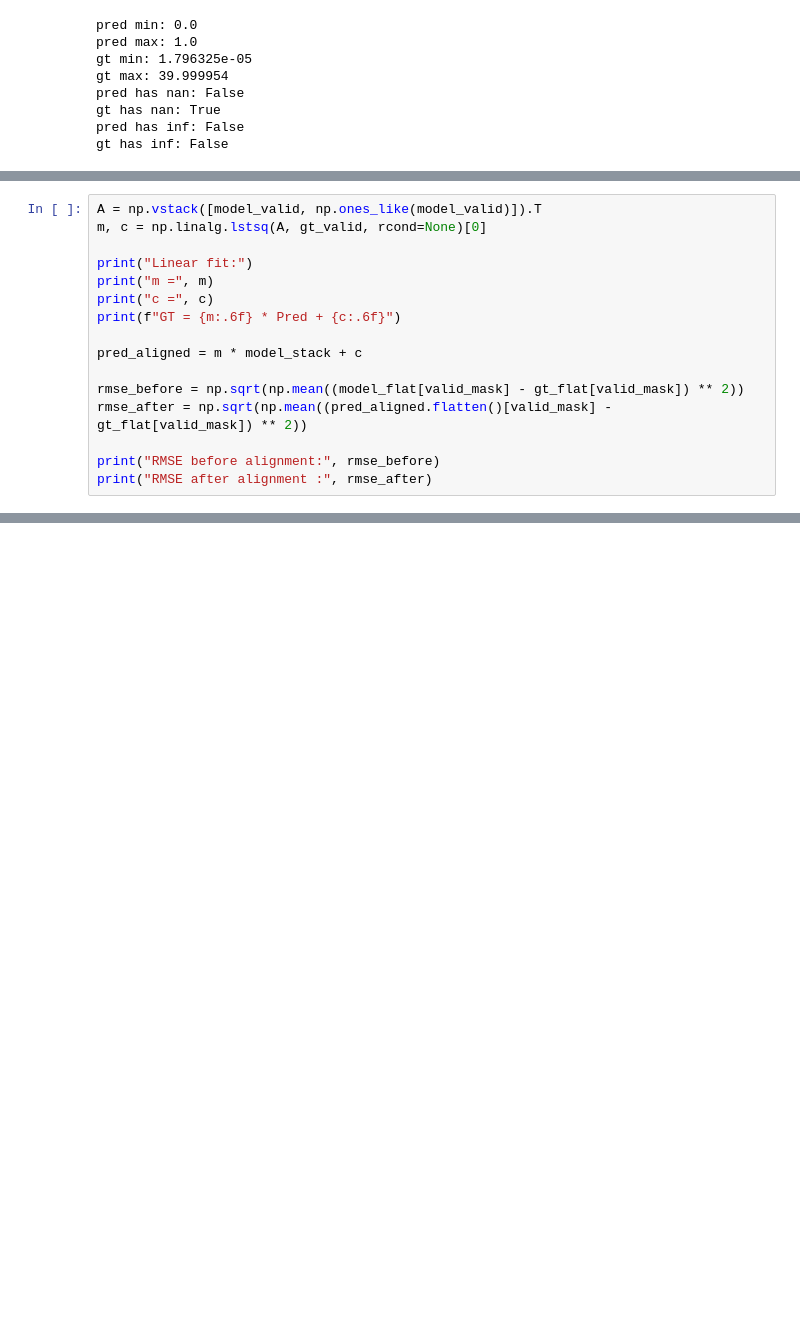
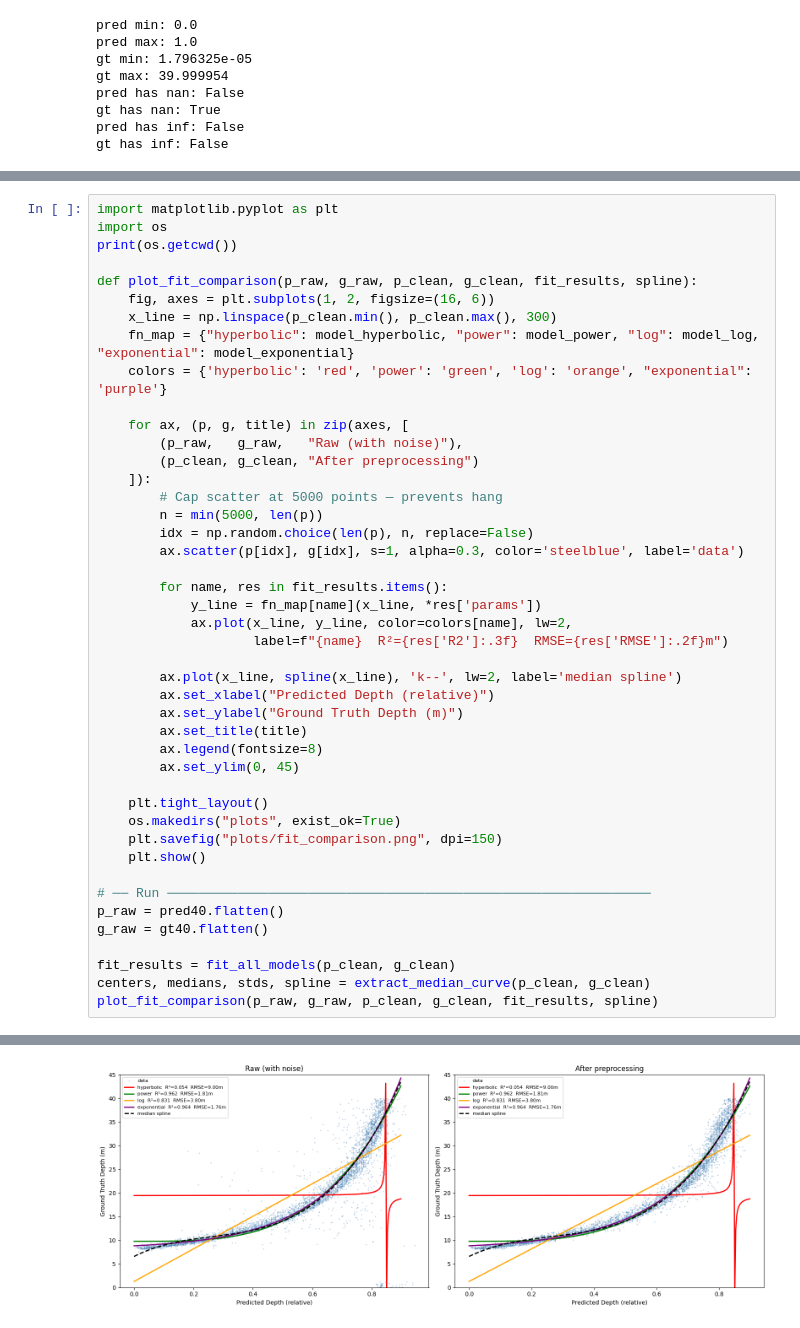
Before and after one commit to dev-rathod/Eco-Cars-Depth-Estimation-2026, a Jupyter notebook: depth_scale_alignment_depth_anything.ipynb, the cells around one changed output, grey strips where cells are left out. Saved outputs shown, nothing was run; the diff lists cells and outputs as text; blank space fills up the shorter version.

```diff
--- a/depth_scale_alignment_depth_anything.ipynb
+++ b/depth_scale_alignment_depth_anything.ipynb
@@ -189,16 +86,0 @@ FileNotFoundError: [Errno 2] No such file or directory: 'data/groundtruth.npy'
-# %%
-A = np.vstack([model_valid, np.ones_like(model_valid)]).T
-m, c = np.linalg.lstsq(A, gt_valid, rcond=None)[0]
-
-print("Linear fit:")
-print("m =", m)
-print("c =", c)
-print(f"GT = {m:.6f} * Pred + {c:.6f}")
-
-pred_aligned = m * model_stack + c
-
-rmse_before = np.sqrt(np.mean((model_flat[valid_mask] - gt_flat[valid_mask]) ** 2))
-rmse_after = np.sqrt(np.mean((pred_aligned.flatten()[valid_mask] - gt_flat[valid_mask]) ** 2))
-
-print("RMSE before alignment:", rmse_before)
-print("RMSE after alignment :", rmse_after)
@@ -211,0 +220,45 @@ RMSE after alignment : 9.646943
+# %%
+import matplotlib.pyplot as plt
+import os
+print(os.getcwd())
+
+def plot_fit_comparison(p_raw, g_raw, p_clean, g_clean, fit_results, spline):
+    fig, axes = plt.subplots(1, 2, figsize=(16, 6))
+    x_line = np.linspace(p_clean.min(), p_clean.max(), 300)
+    fn_map = {"hyperbolic": model_hyperbolic, "power": model_power, "log": model_log, "exponential": model_exponential}
+    colors = {'hyperbolic': 'red', 'power': 'green', 'log': 'orange', "exponential": 'purple'}
+
+    for ax, (p, g, title) in zip(axes, [
+        (p_raw,   g_raw,   "Raw (with noise)"),
+        (p_clean, g_clean, "After preprocessing")
+    ]):
+        # Cap scatter at 5000 points — prevents hang
+        n = min(5000, len(p))
+        idx = np.random.choice(len(p), n, replace=False)
+        ax.scatter(p[idx], g[idx], s=1, alpha=0.3, color='steelblue', label='data')
+
+        for name, res in fit_results.items():
+            y_line = fn_map[name](x_line, *res['params'])
+            ax.plot(x_line, y_line, color=colors[name], lw=2,
+                    label=f"{name}  R²={res['R2']:.3f}  RMSE={res['RMSE']:.2f}m")
+
+        ax.plot(x_line, spline(x_line), 'k--', lw=2, label='median spline')
+        ax.set_xlabel("Predicted Depth (relative)")
+        ax.set_ylabel("Ground Truth Depth (m)")
+        ax.set_title(title)
+        ax.legend(fontsize=8)
+        ax.set_ylim(0, 45)
+
+    plt.tight_layout()
+    os.makedirs("plots", exist_ok=True)
+    plt.savefig("plots/fit_comparison.png", dpi=150)
+    plt.show()
+
+# ── Run ──────────────────────────────────────────────────────────────
+p_raw = pred40.flatten()
+g_raw = gt40.flatten()
+
+fit_results = fit_all_models(p_clean, g_clean)
+centers, medians, stds, spline = extract_median_curve(p_clean, g_clean)
+plot_fit_comparison(p_raw, g_raw, p_clean, g_clean, fit_results, spline)
+# %% [output]
@@ -211,0 +270 @@ RMSE after alignment : 9.646943
+[figure, added]
```
Also changed, not shown: parts of 13 cells of this notebook.
